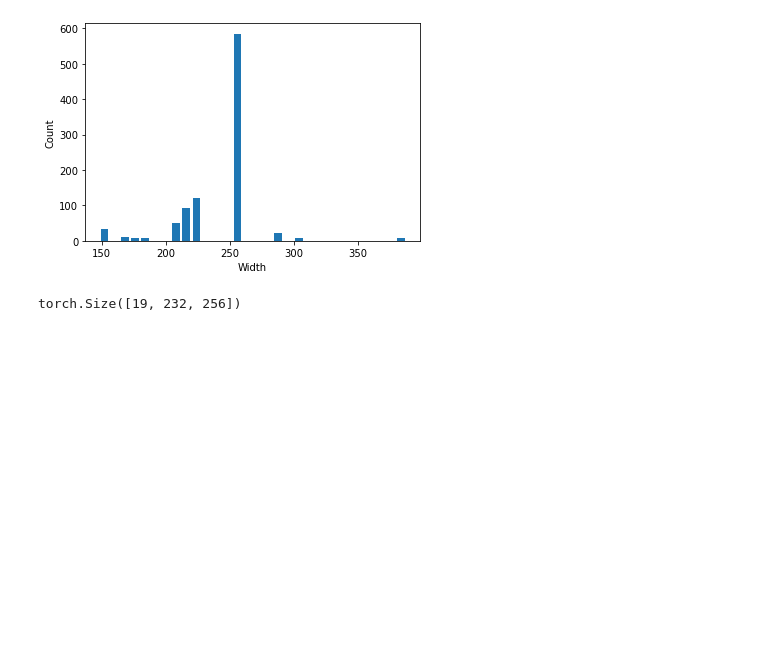
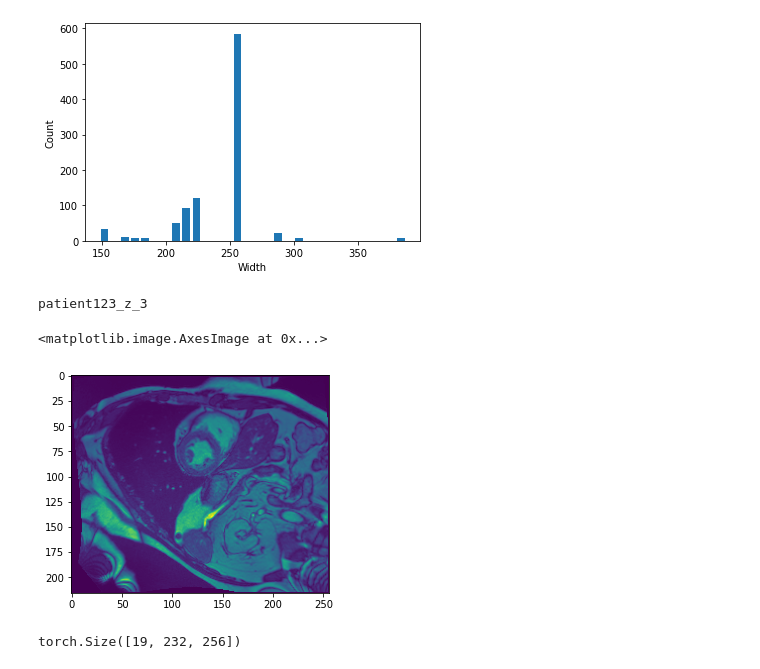
Before and after one commit to ManalHamdi/RAFT, a Jupyter notebook: core/DataVisualisation.ipynb, the cells around one changed output. Cells and saved outputs as stored; diff of their text form; code cells hidden in the pictures; blank space fills up the shorter version.

```diff
--- a/core/DataVisualisation.ipynb
+++ b/core/DataVisualisation.ipynb
@@ -79,7 +79,15 @@ plt.show()
 # %% [output]
 [figure]
 # %%
-test_dataset = datasets.ACDCDataset("/home/guests/manal_hamdi/manal/TGRAFT/datasets/ACDC_processed/", "testing",19, 'group', True)
+test_dataset = datasets.ACDCDataset("/home/peter_studt/Manal/TGRAFT/datasets/ACDC_processed/", "testing",19, 'group', True)
+# %%
+seq_original, _, patient_name = test_dataset[51]
+print(patient_name)
+plt.imshow(seq_original[3,:,:])
+# %% [output]
+patient123_z_3
+<matplotlib.image.AxesImage at 0x...>
+[figure, added]
 # %%
 seq_original, _, patient_name = test_dataset[1]
 seq_len, h, w = seq_original.shape
```
Also changed, not shown: 3 other files.
